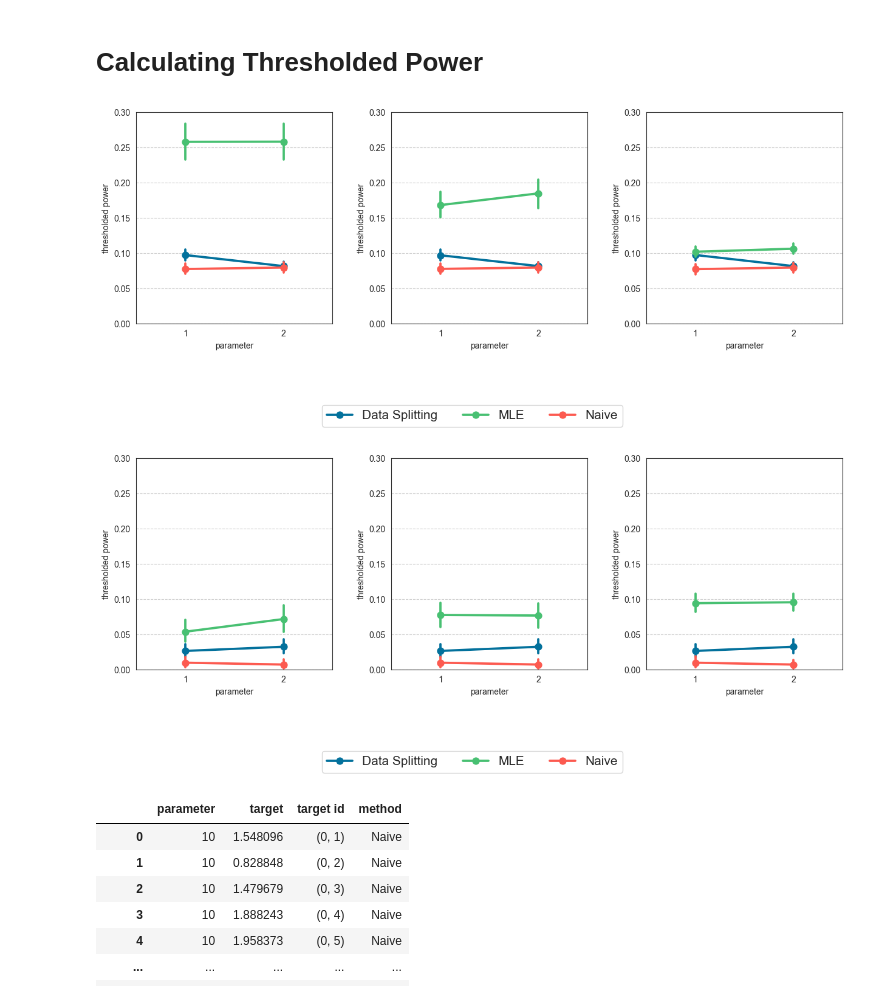
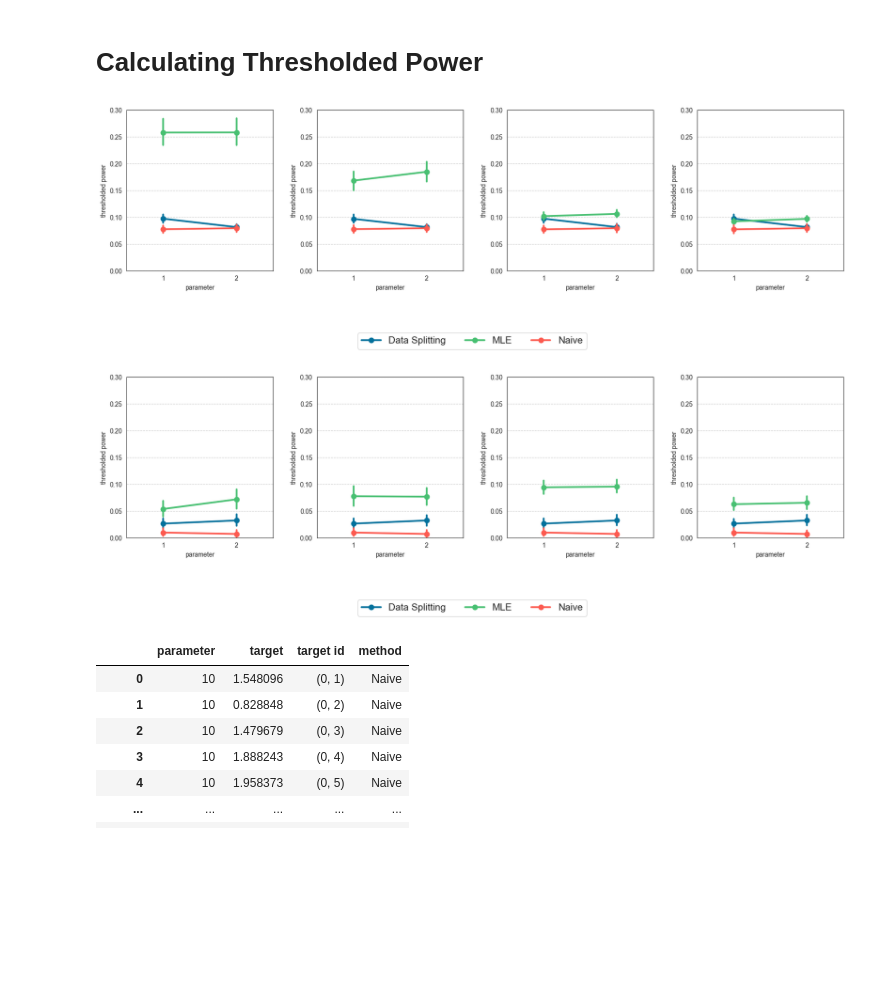
Before and after one commit to yiling-h/SI-Interaction, a Jupyter notebook: selectinf/Simulation/H1/Results/main/plotting.ipynb, the cells around one changed output. Cells and saved outputs as stored; diff of their text form; code cells hidden in the pictures; blank space fills up the shorter version.

Commit message:
Power calculation fixed

```diff
--- a/selectinf/Simulation/H1/Results/main/plotting.ipynb
+++ b/selectinf/Simulation/H1/Results/main/plotting.ipynb
@@ -40,6 +41,7 @@ def calculate_thresholded_power(pivot, targets, level, threshold=0.05,
 # %% [markdown]
 # Vary Main with Weak Hierarchy
 # %%
+#dir_list_wh1_5 = ['results0_8_wh1.5.pkl']
 dir_list_wh1_5 = ['results0_80_wh1.5.pkl', 'results80_160_wh1.5.pkl',
                'results160_240_wh1.5.pkl', 'results240_320_wh1.5.pkl',
                'results320_400_wh1.5.pkl', 'results400_480_wh1.5.pkl',
@@ -55,6 +57,11 @@ dir_list_wh2_5 = ['results0_80_wh2.5.pkl', 'results80_160_wh2.5.pkl',
                'results320_400_wh2.5.pkl', 'results400_480_wh2.5.pkl',
                'results480_560_wh2.5.pkl', 'results560_640_wh2.5.pkl'
                ]
+dir_list_wh_c = ['results0_80_wh0.0.pkl', 'results80_160_wh0.0.pkl',
+               'results160_240_wh0.0.pkl', 'results240_320_wh0.0.pkl',
+               'results320_400_wh0.0.pkl', 'results400_480_wh0.0.pkl',
+               'results480_560_wh0.0.pkl', 'results560_640_wh0.0.pkl'
+               ]
 #dir_list_wh = ['results0_40_wh.pkl']
 #dir_list_wh = ['results0_20_wh1.5.pkl']
 # %%
@@ -93,3 +100,15 @@ for path in dir_list_wh2_5:
     opers2_5.append(combine_lists(list_of_oper))
     pvals2_5.append(combine_nested_lists(list_of_pval))
     targets2_5.append(combine_lists(list_of_targets))
+
+opers_c = []
+pvals_c = []
+targets_c = []
+for path in dir_list_wh_c:
+    result = joblib.load(path)
+    list_of_oper = [tup[0] for tup in result]
+    list_of_pval = [tup[1] for tup in result]
+    list_of_targets = [tup[2] for tup in result]
+    opers_c.append(combine_lists(list_of_oper))
+    pvals_c.append(combine_nested_lists(list_of_pval))
+    targets_c.append(combine_lists(list_of_targets))
@@ -105,3 +136,4 @@ pvals_all2_5 = combine_nested_lists(pvals2_5)
 targets_all1 = combine_lists(targets1)
 targets_all1_5 = combine_lists(targets1_5)
 targets_all2_5 = combine_lists(targets2_5)
+targets_all_c = combine_lists(targets_c)
@@ -297,14 +369,18 @@ power_df1_5 = calculate_thresholded_power_df(targets_dict=targets_all1_5,
 power_df2_5 = calculate_thresholded_power_df(targets_dict=targets_all2_5,
                                         threshold=0.1, level=0.1,
                                              operator=ge)
+power_df_c = calculate_thresholded_power_df(targets_dict=targets_all_c,
+                                        threshold=0.1, level=0.1,
+                                             operator=ge)
 # %%
 point_plot_power(oper_char_dfs=[pd.DataFrame(power_df1),
                                       pd.DataFrame(power_df1_5),
-                                      pd.DataFrame(power_df2_5)],
+                                      pd.DataFrame(power_df2_5),
+                                pd.DataFrame(power_df_c)],
                  x_axis="parameter",
                  hue="method", ylim_high=0.3, ylim_low=0)
 # %% [output]
-[figure, old version]
+[figure, new version]
 # %%
 power_df1 = calculate_thresholded_power_df(targets_dict=targets_all1,
                                         threshold=0.1, level=0.1,
@@ -318,11 +397,12 @@ power_df2_5 = calculate_thresholded_power_df(targets_dict=targets_all2_5,
 # %%
 point_plot_power(oper_char_dfs=[pd.DataFrame(power_df1),
                                       pd.DataFrame(power_df1_5),
-                                      pd.DataFrame(power_df2_5)],
+                                      pd.DataFrame(power_df2_5),
+                                pd.DataFrame(power_df_c)],
                  x_axis="parameter",
                  hue="method", ylim_high=0.3, ylim_low=0)
 # %% [output]
-[figure, old version]
+[figure, new version]
 # %%
 targets_df = pd.DataFrame(targets_all)
 # %%
```
Also changed, not shown: parts of 22 cells of this notebook, 6 other files.
